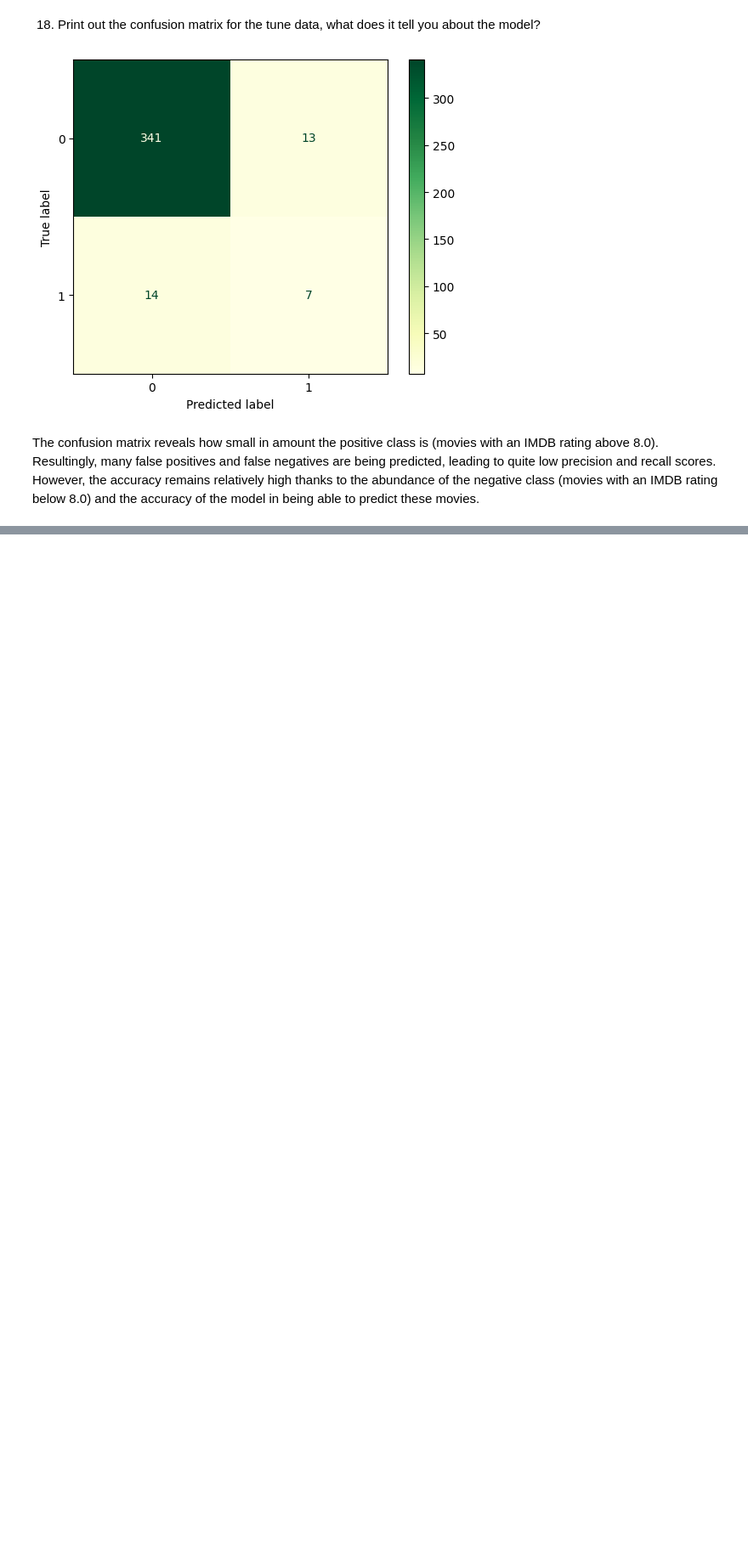
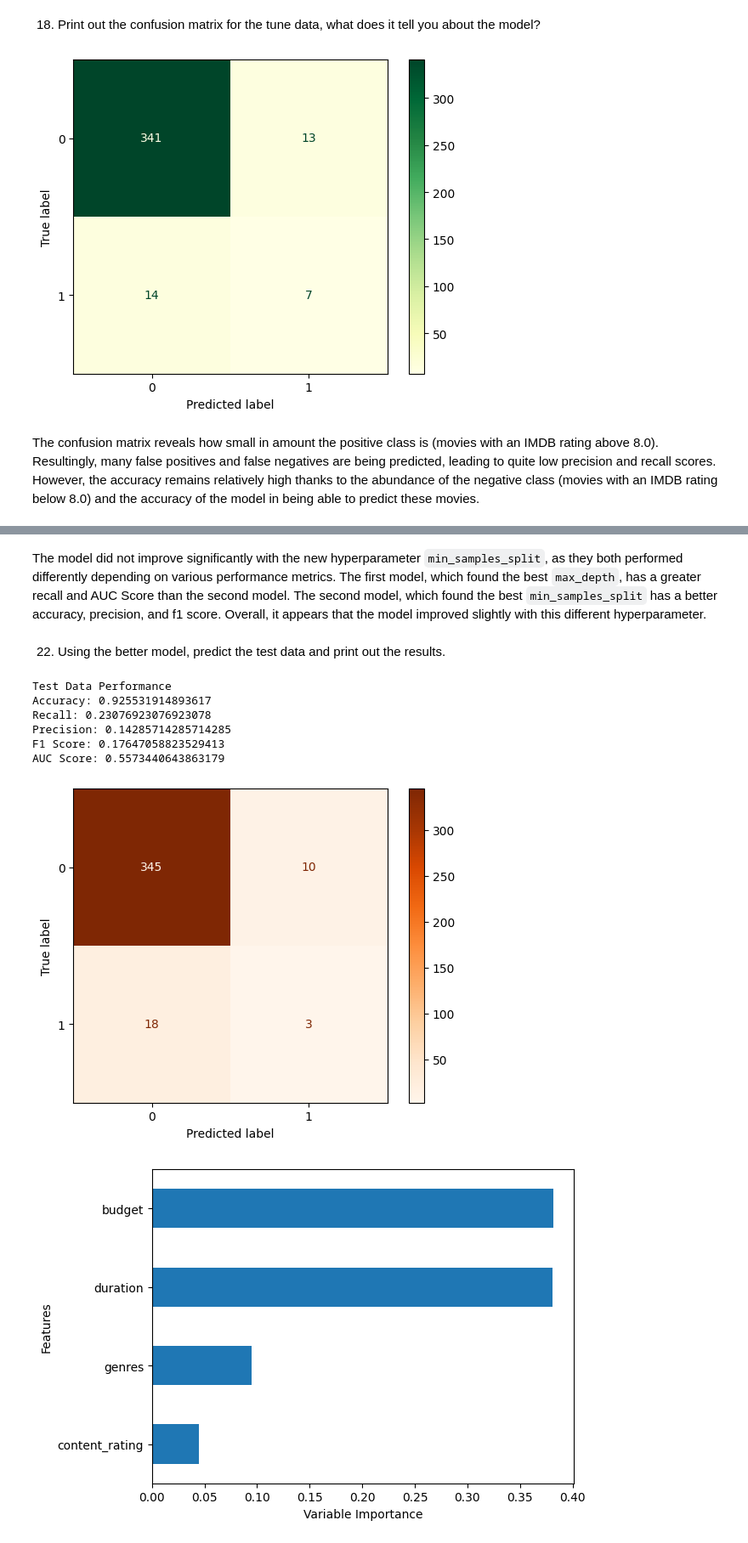
Before and after one commit to masonnicoletti/DS-3021, a Jupyter notebook: 08_DT_Class/dt_lab.ipynb, the cells around one changed output, grey strips where cells are left out. Shown at 85% size. Cells and saved outputs as stored; diff of their text form; code cells hidden in the pictures; blank space fills up the shorter version.

```diff
--- a/08_DT_Class/dt_lab.ipynb
+++ b/08_DT_Class/dt_lab.ipynb
@@ -384,0 +451,49 @@ The confusion matrix reveals how small in amount the positive class is (movies w
+# %% [markdown]
+The model did not improve significantly with the new hyperparameter `min_samples_split`, as they both performed differently depending on various performance metrics. The first model, which found the best `max_depth`, has a greater recall and AUC Score than the second model. The second model, which found the best `min_samples_split` has a better accuracy, precision, and f1 score. Overall, it appears that the model improved slightly with this different hyperparameter.
+# %% [markdown]
+22. Using the better model, predict the test data and print out the results.
+# %%
+# Better model = dt_model2
+
+# Predict on the test data
+pred_test = dt_model2.predict(x_test)
+
+# Calculate the performance metrics based on the predicted values
+test_accuracy = accuracy_score(y_test, pred_test)
+test_precision = precision_score(y_test, pred_test)
+test_recall = recall_score(y_test, pred_test)
+test_f1 = f1_score(y_test, pred_test)
+test_auc = roc_auc_score(y_test, pred_test)
+
+# Print performance metrics of the test data
+print("Test Data Performance")
+print("Accuracy:", test_accuracy)
+print("Recall:", test_precision)
+print("Precision:", test_recall)
+print("F1 Score:", test_f1)
+print("AUC Score:", test_auc)
+
+# Create a Confusion Matrix from the test predictions
+cm = confusion_matrix(y_test, pred_test)
+cm_display = ConfusionMatrixDisplay(confusion_matrix=cm, display_labels=dt_model2.classes_)
+cm_display.plot(cmap='Oranges')
+plt.show()
+
+# Determine variable importance
+var_importance2 = pd.DataFrame(best_model2.feature_importances_, index=x_test.columns, columns=['Importance']).sort_values(by="Importance", ascending=False)
+
+# Graph variable importance
+plt.figure()
+var_importance2.Importance.nlargest(4).sort_values().plot(kind="barh")
+plt.xlabel("Variable Importance")
+plt.ylabel("Features")
+plt.show()
+# %% [output]
+Test Data Performance
+Accuracy: 0.925531914893617
+Recall: 0.23076923076923078
+Precision: 0.14285714285714285
+F1 Score: 0.17647058823529413
+AUC Score: 0.5573440643863179
+[figure, added]
+[figure, added]
```
Also changed, not shown: parts of 16 cells of this notebook.
